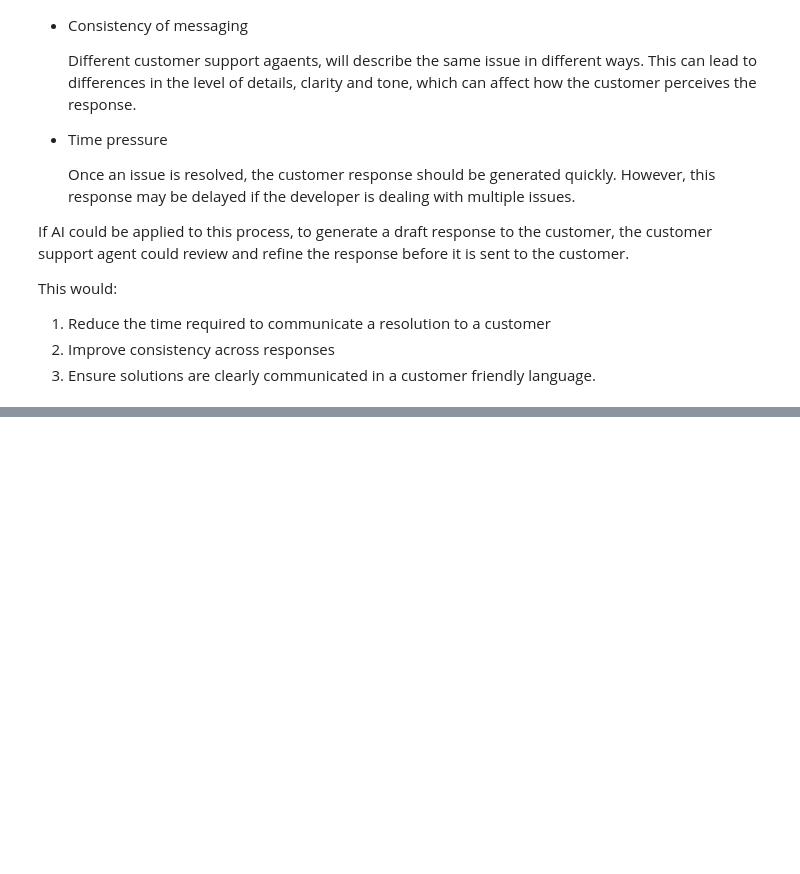
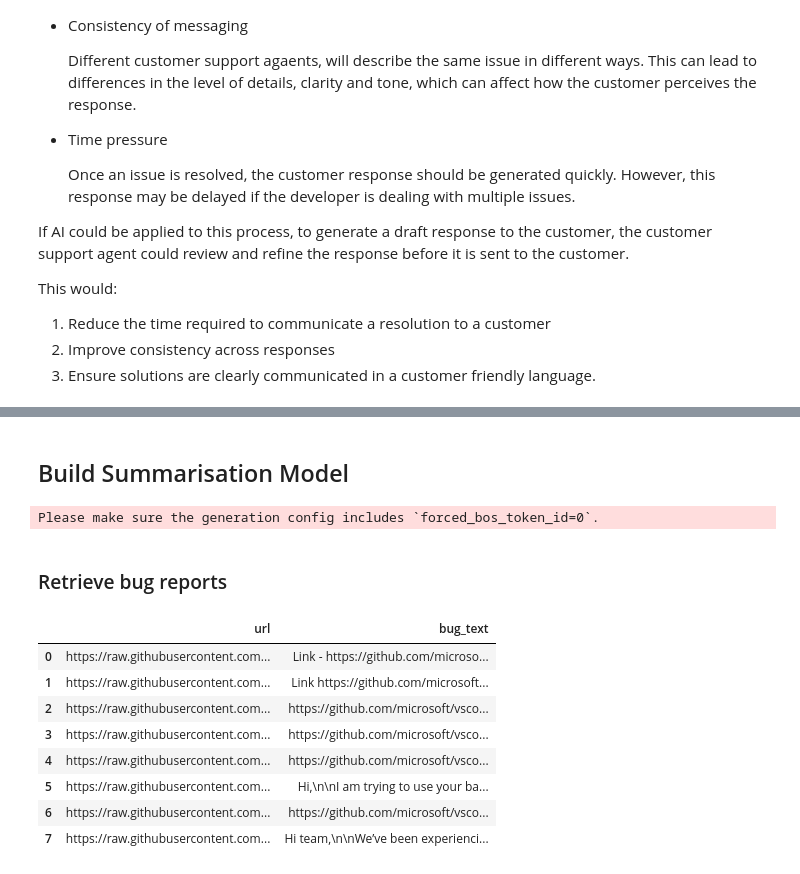
Before and after one commit to qaz73/MN5162, a Jupyter notebook: Section3/Section3Assignment_gorourke.ipynb, the cells around one changed output, grey strips where cells are left out. Saved outputs shown, nothing was run; the diff lists cells and outputs as text; code cells hidden in the pictures; blank space fills up the shorter version.

```diff
--- a/Section3/Section3Assignment_gorourke.ipynb
+++ b/Section3/Section3Assignment_gorourke.ipynb
@@ -109,0 +121,21 @@ This would:
+# %%
+file_urls = ['https://raw.githubusercontent.com/qaz73/MN5162/main/input_data/bug_1_312390.txt',
+             'https://raw.githubusercontent.com/qaz73/MN5162/main/input_data/bug_2_312388.txt',
+             'https://raw.githubusercontent.com/qaz73/MN5162/main/input_data/bug_3_312385.txt',
+             'https://raw.githubusercontent.com/qaz73/MN5162/main/input_data/bug_4_312384.txt',
+             'https://raw.githubusercontent.com/qaz73/MN5162/main/input_data/bug_5_312365.txt',
+             'https://raw.githubusercontent.com/qaz73/MN5162/main/input_data/good_bug_text_1.txt',
+             'https://raw.githubusercontent.com/qaz73/MN5162/main/input_data/long_bug_text_1.txt',
+             'https://raw.githubusercontent.com/qaz73/MN5162/main/input_data/long_bug_text_2.txt']
+# %% [markdown]
+## Build Summarisation Model
+# %%
+# summary from assignment 1
+from transformers import AutoTokenizer, AutoModelForSeq2SeqLM
+
+# Load BART for summarization
+summary_model_name = "facebook/bart-large-cnn"
+summary_tokenizer = AutoTokenizer.from_pretrained(summary_model_name)
+summary_model = AutoModelForSeq2SeqLM.from_pretrained(summary_model_name)
+# %% [output]
+Please make sure the generation config includes `forced_bos_token_id=0`.
@@ -109,0 +161,2 @@ This would:
+# %% [markdown]
+### Retrieve bug reports
@@ -109,0 +174,30 @@ This would:
+# %%
+bugs = []
+
+url_data = [];
+
+for url in file_urls:
+    # don't cache file, while testing
+    headers={"Cache-Control":"no-cache"}
+    bug_text = requests.get(url, headers=headers).text
+
+    url_data.append({'url':url, 'bug_text':bug_text})
+
+    record = BugSummary( bug_text, url)
+
+    bugs.append(record)
+
+
+df = pd.DataFrame(url_data)
+pd.set_option('display.max_colwidth', 600)
+df[['url','bug_text']]
+# %% [output]
+|  | url | bug_text |
+| 0 | https://raw.githubusercontent.com... | Link - https://github.com/microso... |
+| 1 | https://raw.githubusercontent.com... | Link https://github.com/microsoft... |
+| 2 | https://raw.githubusercontent.com... | https://github.com/microsoft/vsco... |
+| 3 | https://raw.githubusercontent.com... | https://github.com/microsoft/vsco... |
+| 4 | https://raw.githubusercontent.com... | https://github.com/microsoft/vsco... |
+| 5 | https://raw.githubusercontent.com... | Hi,\n\nI am trying to use your ba... |
+| 6 | https://raw.githubusercontent.com... | https://github.com/microsoft/vsco... |
+| 7 | https://raw.githubusercontent.com... | Hi team,\n\nWe’ve been experienci... |
```
Also changed, not shown: parts of 7 cells of this notebook.
